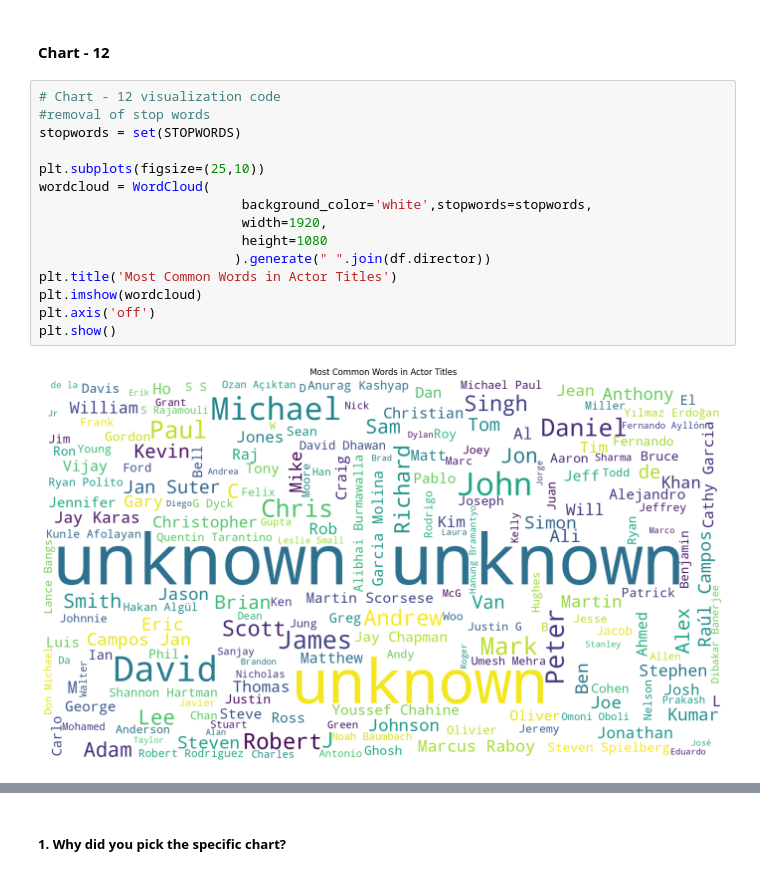
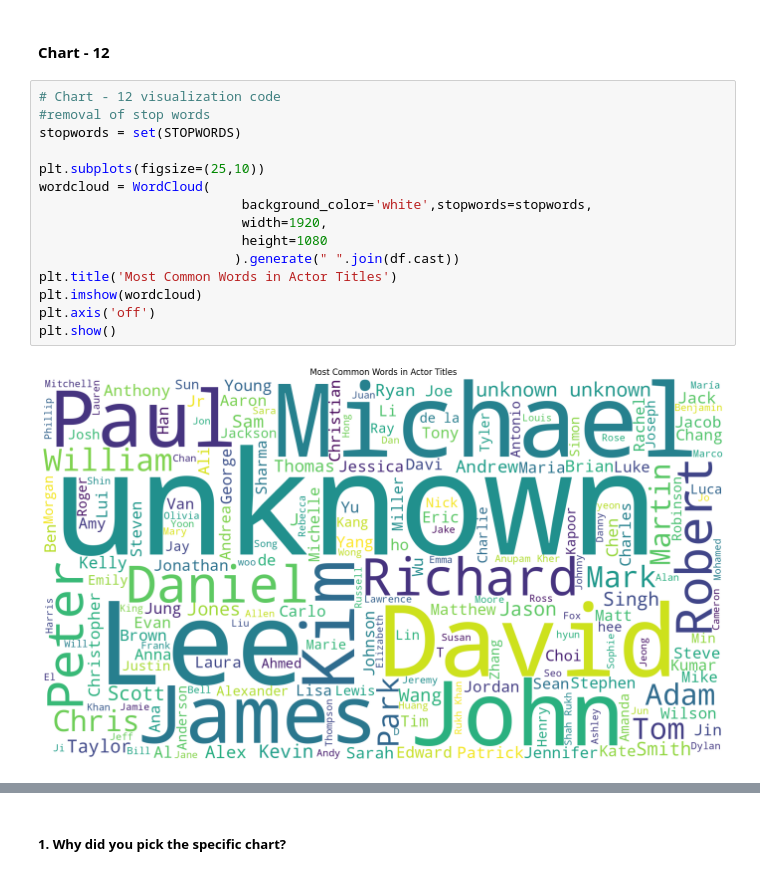
Before and after one commit to sanidhya1996/Unsupervised-ML., a Jupyter notebook: NETFLIX_MOVIES_AND_TV_SHOWS_CLUSTERING.ipynb, the cells around one changed output, grey strips where cells are left out. Saved outputs shown, nothing was run; the diff lists cells and outputs as text.

```diff
--- a/NETFLIX_MOVIES_AND_TV_SHOWS_CLUSTERING.ipynb
+++ b/NETFLIX_MOVIES_AND_TV_SHOWS_CLUSTERING.ipynb
@@ -833,17 +833,17 @@ Answer Here
 # %%
 # Chart - 12 visualization code
 #removal of stop words
 stopwords = set(STOPWORDS)
 
 plt.subplots(figsize=(25,10))
 wordcloud = WordCloud(
                           background_color='white',stopwords=stopwords,
                           width=1920,
                           height=1080
-                         ).generate(" ".join(df.director))
+                         ).generate(" ".join(df.cast))
 plt.title('Most Common Words in Actor Titles')
 plt.imshow(wordcloud)
 plt.axis('off')
 plt.show()
 # %% [output]
-[figure, old version]
+[figure, new version]
```
Also changed, not shown: parts of 7 cells of this notebook.
